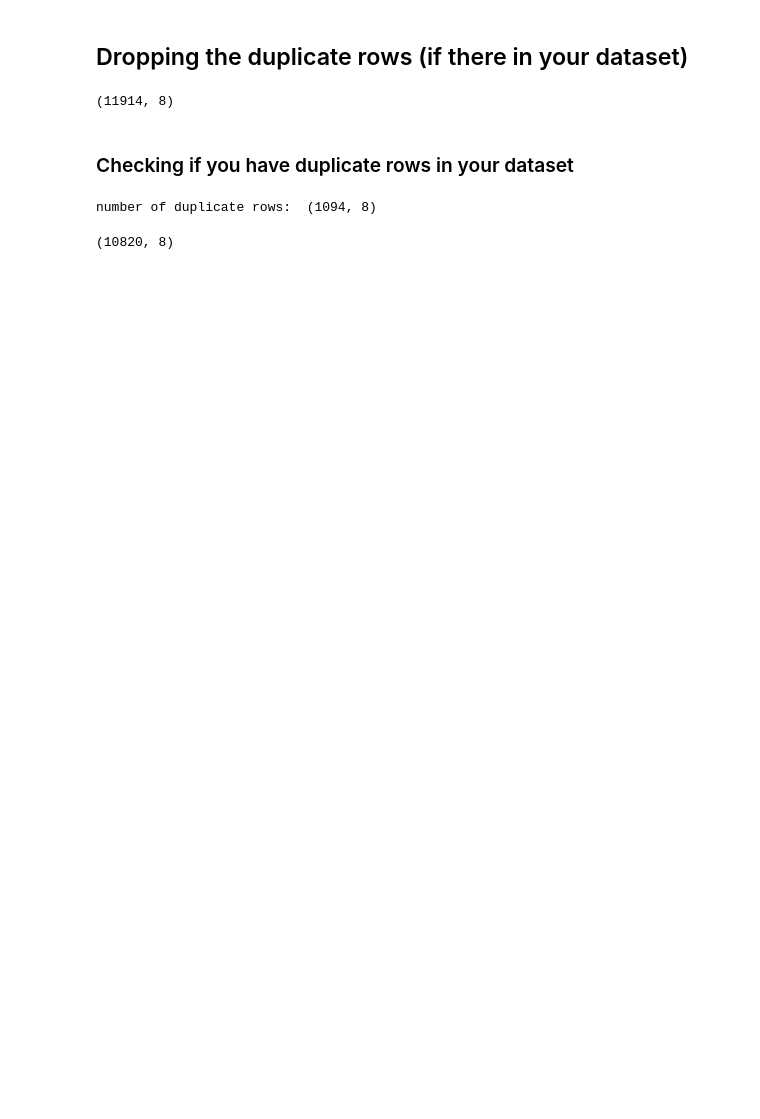
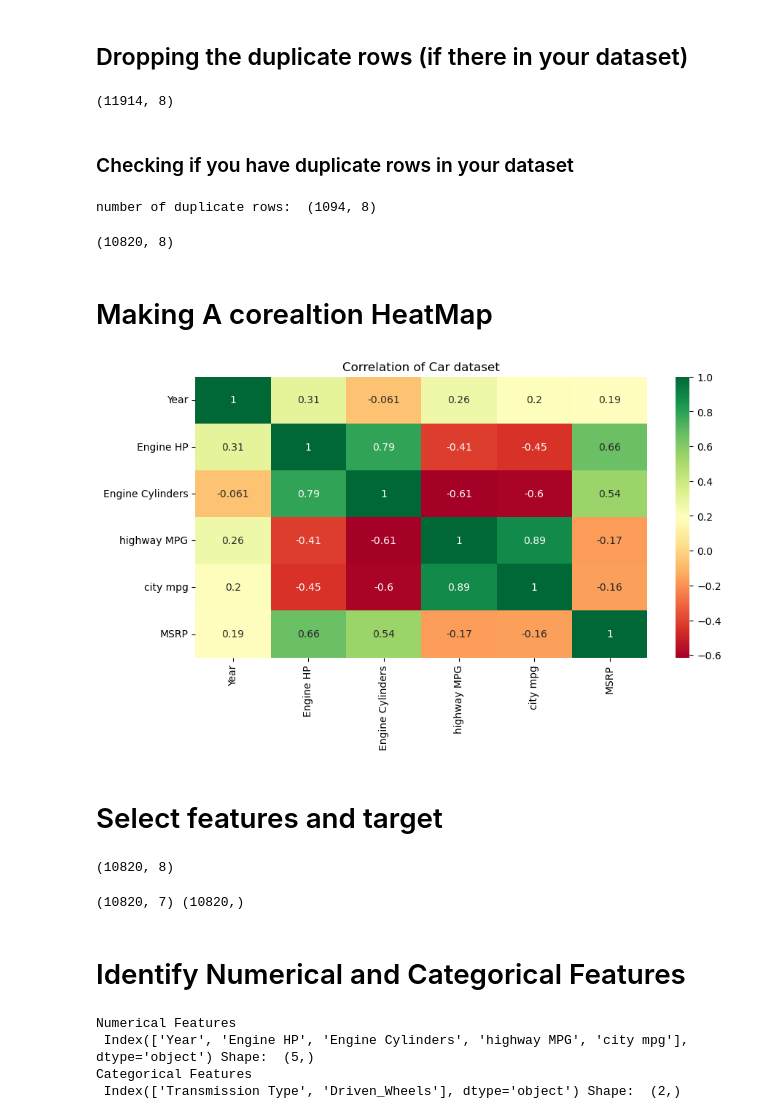
Before and after one commit to attiqrafiq/regression_and_classification, a Jupyter notebook: _Regression.ipynb, the cells around one changed output. Saved outputs shown, nothing was run; the diff lists cells and outputs as text; code cells hidden in the pictures; blank space fills up the shorter version.

Commit message:
New Dataset, reg, class, knn implementations

```diff
--- a/_Regression.ipynb
+++ b/_Regression.ipynb
@@ -88,3 +86,48 @@ data.shape
 # Reduced after removing duplicates
 # %% [output]
 (10820, 8)
+# %% [markdown]
+# Making A corealtion HeatMap
+# %%
+import matplotlib.pyplot as plt
+import seaborn as sns
+# Select only numerical columns
+numerical_columns = data.select_dtypes(include=['number'])
+
+# Compute correlation matrix
+correlation_matrix = numerical_columns.corr()
+plt.figure(figsize=(10,5))
+sns.heatmap(correlation_matrix,annot= True, cmap='RdYlGn')
+plt.title("Correlation of Car dataset")
+plt.show()
+# %% [output]
+[figure, added]
+# %% [markdown]
+# Select features and target
+# %%
+data.shape
+# %% [output]
+(10820, 8)
+# %%
+# Separate Features and Target
+X = data.drop("MSRP", axis=1) # Replace with the target (label) of your own dataset
+y = data["MSRP"]
+
+print(X.shape, y.shape) # print the number of data instances and the attribues
+# %% [output]
+(10820, 7) (10820,)
+# %% [markdown]
+# Identify Numerical and Categorical Features
+# %%
+# get the column names of the numerical features
+numerical_features = X.select_dtypes(include=['int64', 'float64']).columns
+# get the column names of the categorical features (if any in your dataset else ignore)
+categorical_features = X.select_dtypes(include=['object']).columns
+
+print("Numerical Features\n",numerical_features, "Shape: ", numerical_features.shape)
+print("Categorical Features\n",categorical_features, "Shape: ", categorical_features.shape)
+# %% [output]
+Numerical Features
+ Index(['Year', 'Engine HP', 'Engine Cylinders', 'highway MPG', 'city mpg'], dtype='object') Shape:  (5,)
+Categorical Features
+ Index(['Transmission Type', 'Driven_Wheels'], dtype='object') Shape:  (2,)
```
Also changed, not shown: parts of 17 cells of this notebook, 3 other files.
